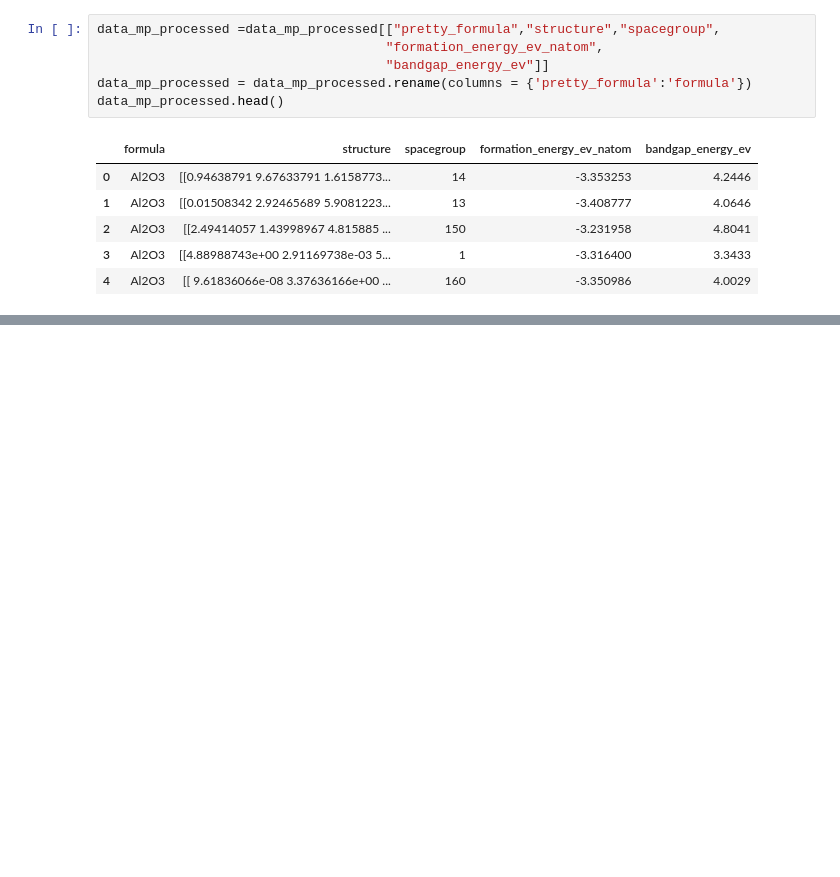
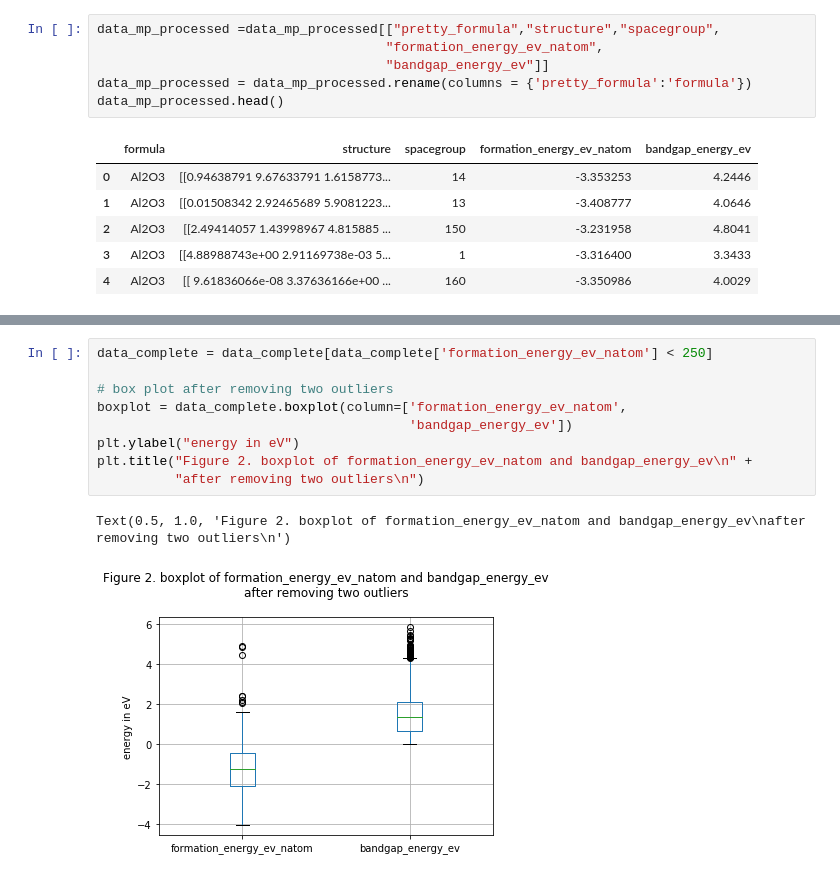
Before and after one commit to MengZ188/Capstone_Project1, a Jupyter notebook: data_wrangling.ipynb, the cells around one changed output, grey strips where cells are left out. Drawn from its saved outputs; the diff is of its cells as text; blank space fills up the shorter version.

```diff
--- a/data_wrangling.ipynb
+++ b/data_wrangling.ipynb
@@ -350,0 +606,12 @@ Text(0.5, 1.0, 'Figure 1. boxplot of formation_energy_ev_natom and bandgap_energ
+# %%
+data_complete = data_complete[data_complete['formation_energy_ev_natom'] < 250]
+
+# box plot after removing two outliers
+boxplot = data_complete.boxplot(column=['formation_energy_ev_natom',
+                                        'bandgap_energy_ev'])
+plt.ylabel("energy in eV")
+plt.title("Figure 2. boxplot of formation_energy_ev_natom and bandgap_energy_ev\n" +
+          "after removing two outliers\n")
+# %% [output]
+Text(0.5, 1.0, 'Figure 2. boxplot of formation_energy_ev_natom and bandgap_energy_ev\nafter removing two outliers\n')
+[figure, added]
```
Also changed, not shown: parts of 25 cells of this notebook.
